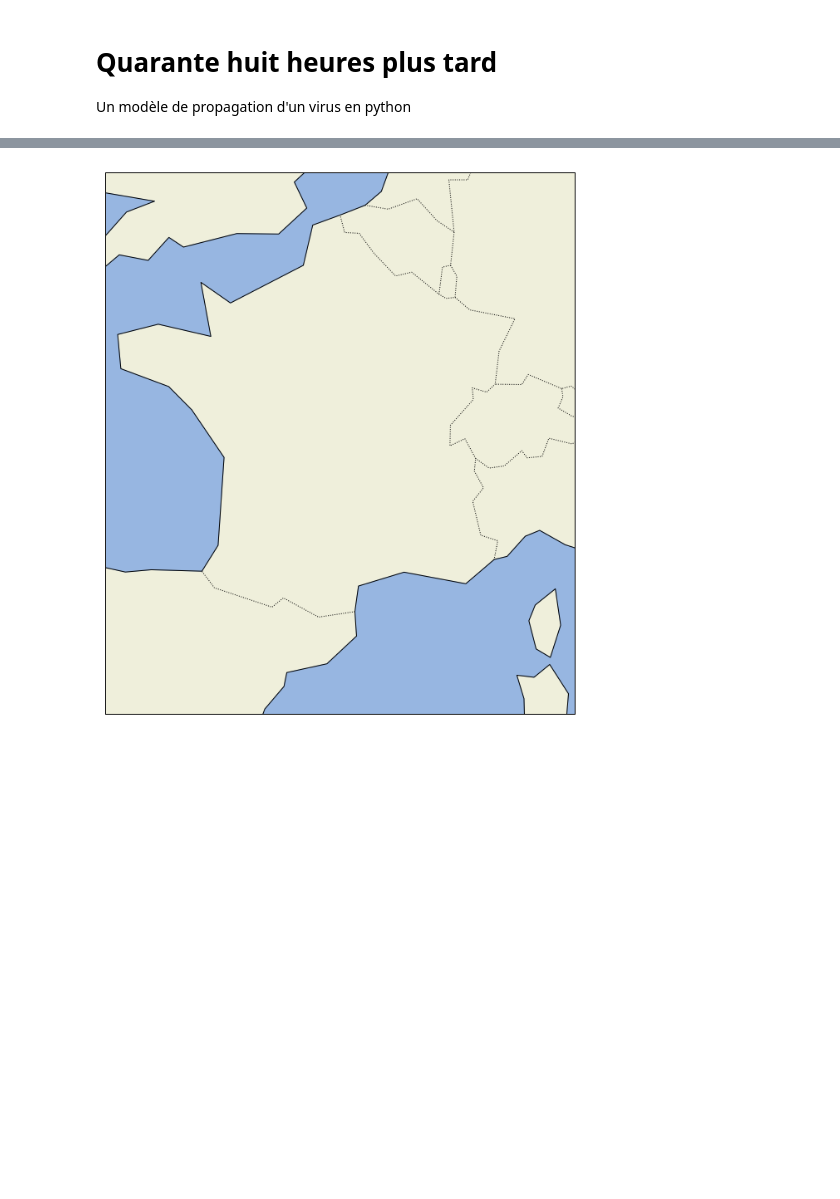
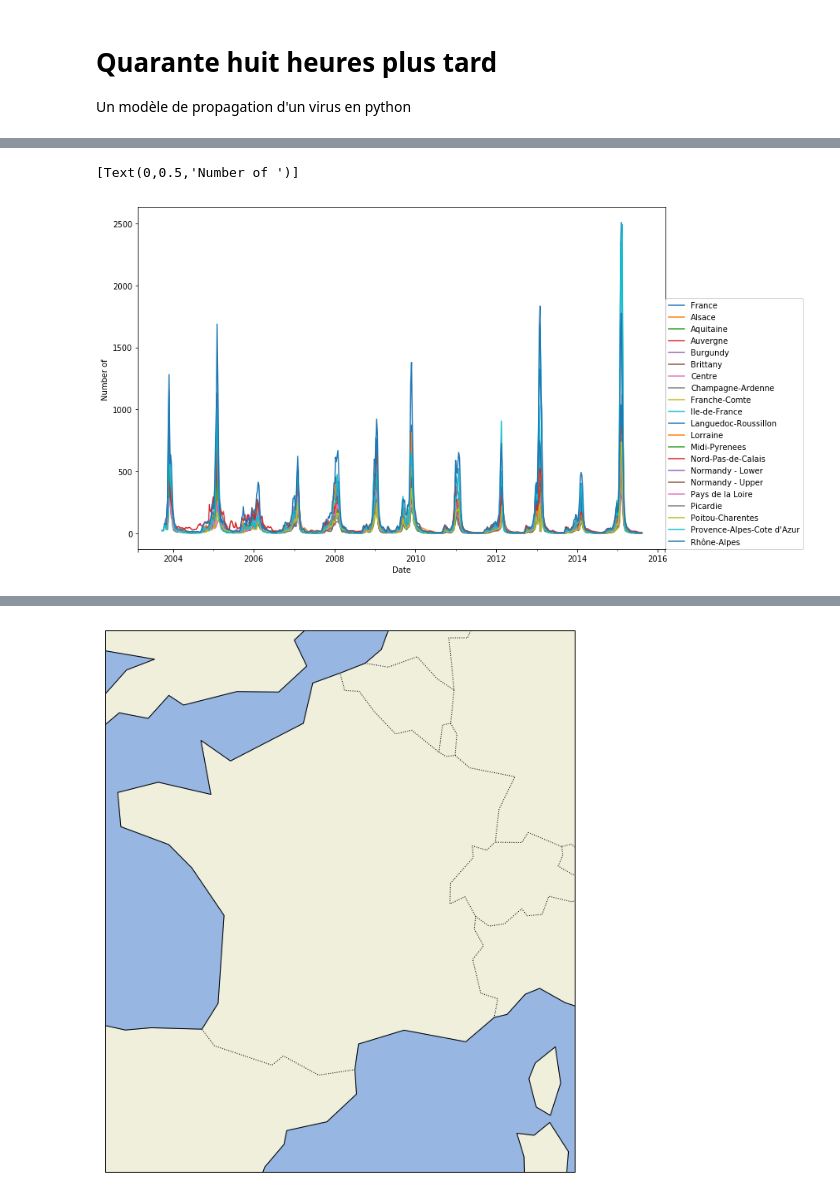
Before and after one commit to glyg/learn_jupyter, a Jupyter notebook: FortyEightHoursLater.ipynb, the cells around one changed output, grey strips where cells are left out. Drawn from its saved outputs; the diff is of its cells as text; code cells hidden in the pictures; blank space fills up the shorter version.

```diff
--- a/FortyEightHoursLater.ipynb
+++ b/FortyEightHoursLater.ipynb
@@ -31,0 +91,9 @@ cities[['lat', 'long']] = pop_centers
+# %%
+ggle = pd.read_csv('../data_sample/ggle_data.txt',
+                   skiprows=10, index_col=0)
+# Note that you can magically do
+# ggle = pd.read_csv('https://www.google.org/flutrends/about/data/flu/fr/data.txt',
+#                    skiprows=10, index_col=0)
+
+ggle.index = pd.to_datetime(ggle.index, format='%Y-%m-%d')
+ggle.head()
@@ -31,0 +109,9 @@ cities[['lat', 'long']] = pop_centers
+# %%
+ax = ggle.plot()
+ax.legend(loc=(1, 0))
+fig = ax.get_figure()
+fig.set_size_inches(12, 8)
+ax.set(ylabel='Number of ')
+# %% [output]
+[Text(0,0.5,'Number of ')]
+[figure, added]
```
Also changed, not shown: parts of 9 cells of this notebook, 3 other files.
